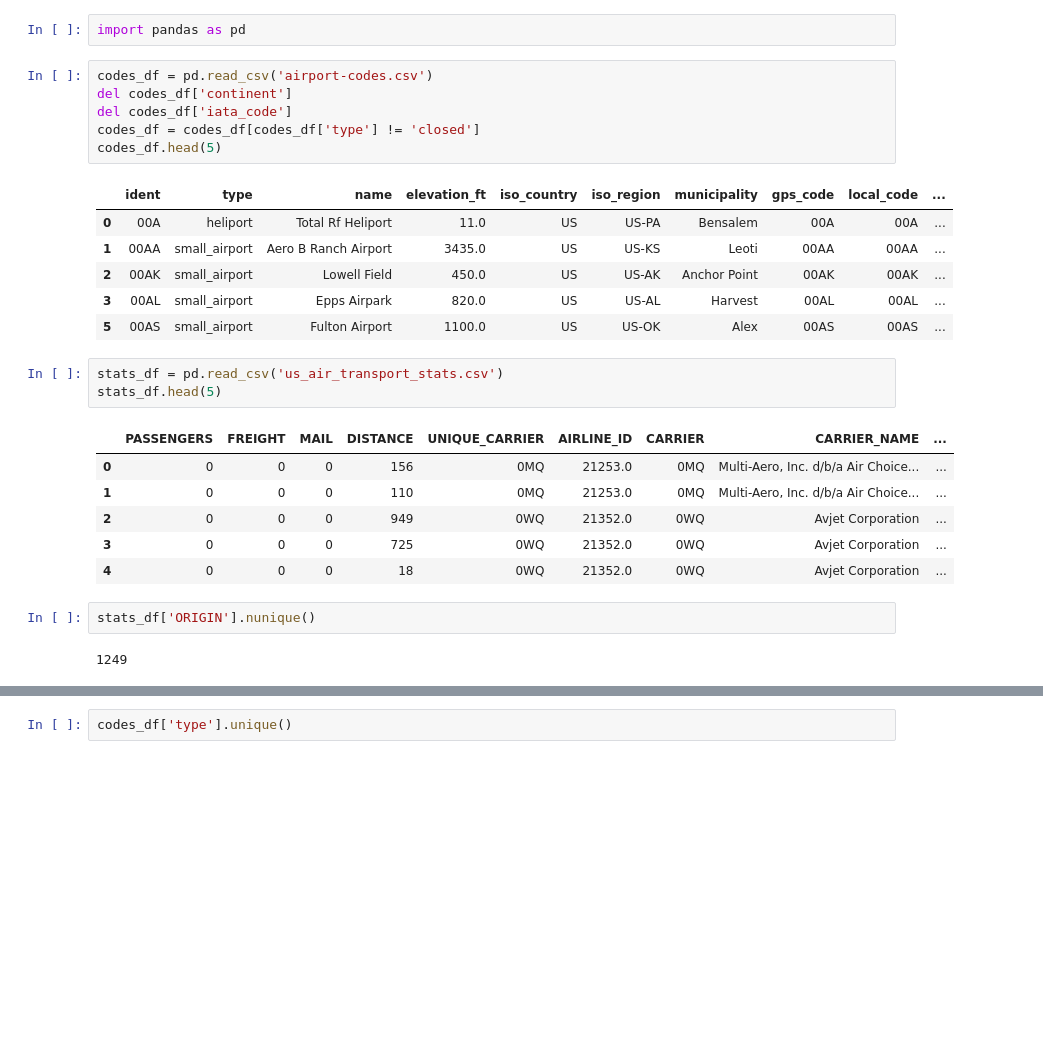
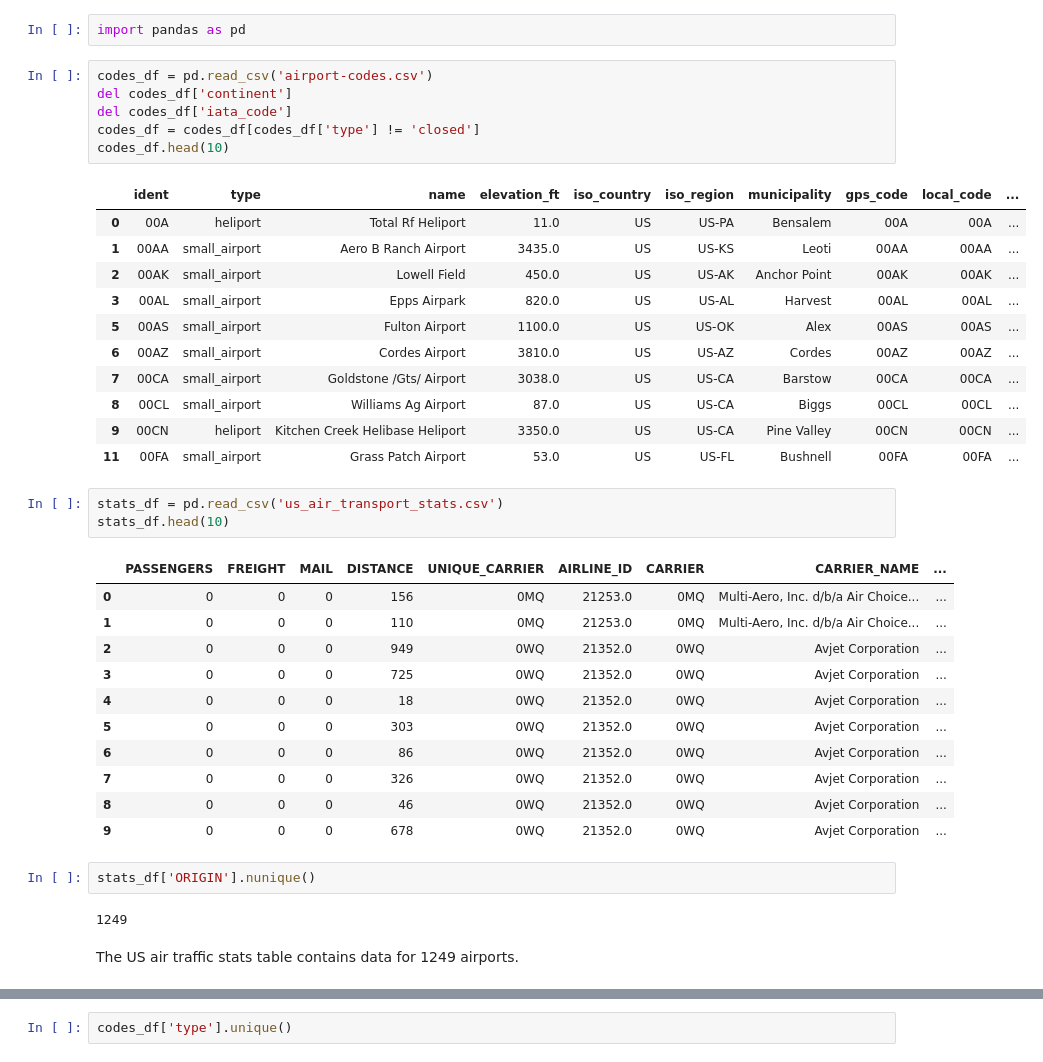
Before and after one commit to amangup/data-analysis-bootcamp, a Jupyter notebook: 08-Pandas3/pandas3.ipynb, the cells around one changed output, grey strips where cells are left out. Drawn from its saved outputs; the diff is of its cells as text; blank space fills up the shorter version.

```diff
--- a/08-Pandas3/pandas3.ipynb
+++ b/08-Pandas3/pandas3.ipynb
@@ -15,19 +21,24 @@ import pandas as pd
 # %%
 codes_df = pd.read_csv('airport-codes.csv')
 del codes_df['continent']
 del codes_df['iata_code']
 codes_df = codes_df[codes_df['type'] != 'closed']
-codes_df.head(5)
+codes_df.head(10)
 # %% [output]
 |  | ident | type | name | elevation_ft | iso_country | iso_region | municipality | gps_code | local_code | ... |
 | 0 | 00A | heliport | Total Rf Heliport | 11.0 | US | US-PA | Bensalem | 00A | 00A | ... |
 | 1 | 00AA | small_airport | Aero B Ranch Airport | 3435.0 | US | US-KS | Leoti | 00AA | 00AA | ... |
 | 2 | 00AK | small_airport | Lowell Field | 450.0 | US | US-AK | Anchor Point | 00AK | 00AK | ... |
 | 3 | 00AL | small_airport | Epps Airpark | 820.0 | US | US-AL | Harvest | 00AL | 00AL | ... |
 | 5 | 00AS | small_airport | Fulton Airport | 1100.0 | US | US-OK | Alex | 00AS | 00AS | ... |
+| 6 | 00AZ | small_airport | Cordes Airport | 3810.0 | US | US-AZ | Cordes | 00AZ | 00AZ | ... |
+| 7 | 00CA | small_airport | Goldstone /Gts/ Airport | 3038.0 | US | US-CA | Barstow | 00CA | 00CA | ... |
+| 8 | 00CL | small_airport | Williams Ag Airport | 87.0 | US | US-CA | Biggs | 00CL | 00CL | ... |
+| 9 | 00CN | heliport | Kitchen Creek Helibase Heliport | 3350.0 | US | US-CA | Pine Valley | 00CN | 00CN | ... |
+| 11 | 00FA | small_airport | Grass Patch Airport | 53.0 | US | US-FL | Bushnell | 00FA | 00FA | ... |
 # %%
 stats_df = pd.read_csv('us_air_transport_stats.csv')
-stats_df.head(5)
+stats_df.head(10)
 # %% [output]
 |  | PASSENGERS | FREIGHT | MAIL | DISTANCE | UNIQUE_CARRIER | AIRLINE_ID | CARRIER | CARRIER_NAME | ... |
 | 0 | 0 | 0 | 0 | 156 | 0MQ | 21253.0 | 0MQ | Multi-Aero, Inc. d/b/a Air Choice... | ... |
@@ -35,10 +46,17 @@ stats_df.head(5)
 | 2 | 0 | 0 | 0 | 949 | 0WQ | 21352.0 | 0WQ | Avjet Corporation | ... |
 | 3 | 0 | 0 | 0 | 725 | 0WQ | 21352.0 | 0WQ | Avjet Corporation | ... |
 | 4 | 0 | 0 | 0 | 18 | 0WQ | 21352.0 | 0WQ | Avjet Corporation | ... |
+| 5 | 0 | 0 | 0 | 303 | 0WQ | 21352.0 | 0WQ | Avjet Corporation | ... |
+| 6 | 0 | 0 | 0 | 86 | 0WQ | 21352.0 | 0WQ | Avjet Corporation | ... |
+| 7 | 0 | 0 | 0 | 326 | 0WQ | 21352.0 | 0WQ | Avjet Corporation | ... |
+| 8 | 0 | 0 | 0 | 46 | 0WQ | 21352.0 | 0WQ | Avjet Corporation | ... |
+| 9 | 0 | 0 | 0 | 678 | 0WQ | 21352.0 | 0WQ | Avjet Corporation | ... |
 # %%
 stats_df['ORIGIN'].nunique()
 # %% [output]
 1249
+# %% [markdown]
+The US air traffic stats table contains data for 1249 airports.
 # %% [markdown]
 ## Join and Pivot
 
```
Also changed, not shown: parts of 17 cells of this notebook.
